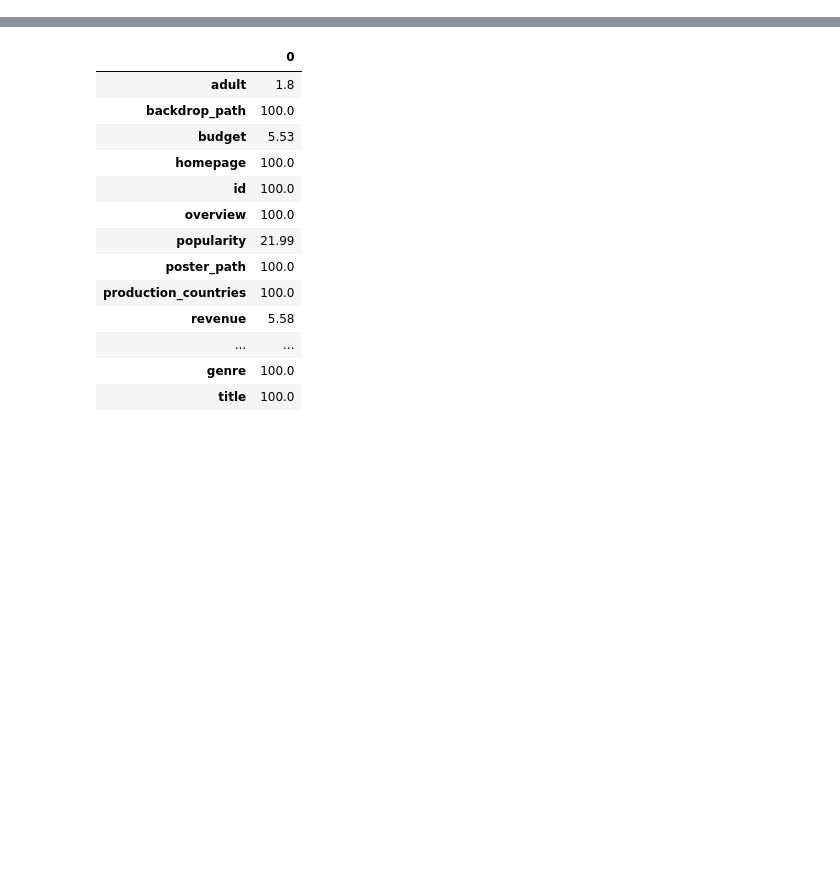
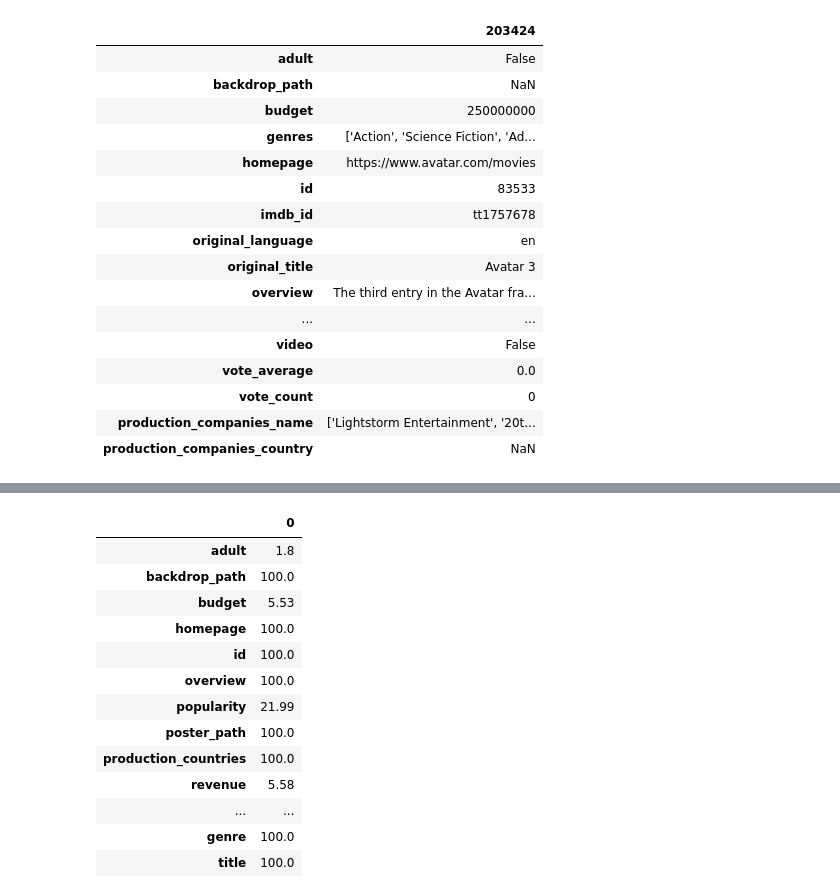
Before and after one commit to KilianCadiou/The-Rock-mendation, a Jupyter notebook: KNN.ipynb, the cells around one changed output, grey strips where cells are left out. Cells and saved outputs as stored; diff of their text form; code cells hidden in the pictures; blank space fills up the shorter version.

```diff
--- a/KNN.ipynb
+++ b/KNN.ipynb
@@ -6,0 +56,25 @@ df = pd.read_csv('BD/P2_G5_films.csv.gz', compression = 'gzip', na_values = ['\\
+# %%
+'''
+ATTENTION ERREUR AVEC CETTE RECHERCHE
+'''
+
+df_tmbd_full = pd.read_csv('BD/tmdb_full.csv')
+df_tmbd_full[df_tmbd_full['title'].str.contains('Avatar 3') == True].transpose()
+# %% [output]
+|  | 203424 |
+| adult | False |
+| backdrop_path | NaN |
+| budget | 250000000 |
+| genres | ['Action', 'Science Fiction', 'Ad... |
+| homepage | https://www.avatar.com/movies |
+| id | 83533 |
+| imdb_id | tt1757678 |
+| original_language | en |
+| original_title | Avatar 3 |
+| overview | The third entry in the Avatar fra... |
+| ... | ... |
+| video | False |
+| vote_average | 0.0 |
+| vote_count | 0 |
+| production_companies_name | ['Lightstorm Entertainment', '20t... |
+| production_companies_country | NaN |
```
Also changed, not shown: parts of 4 cells of this notebook.
